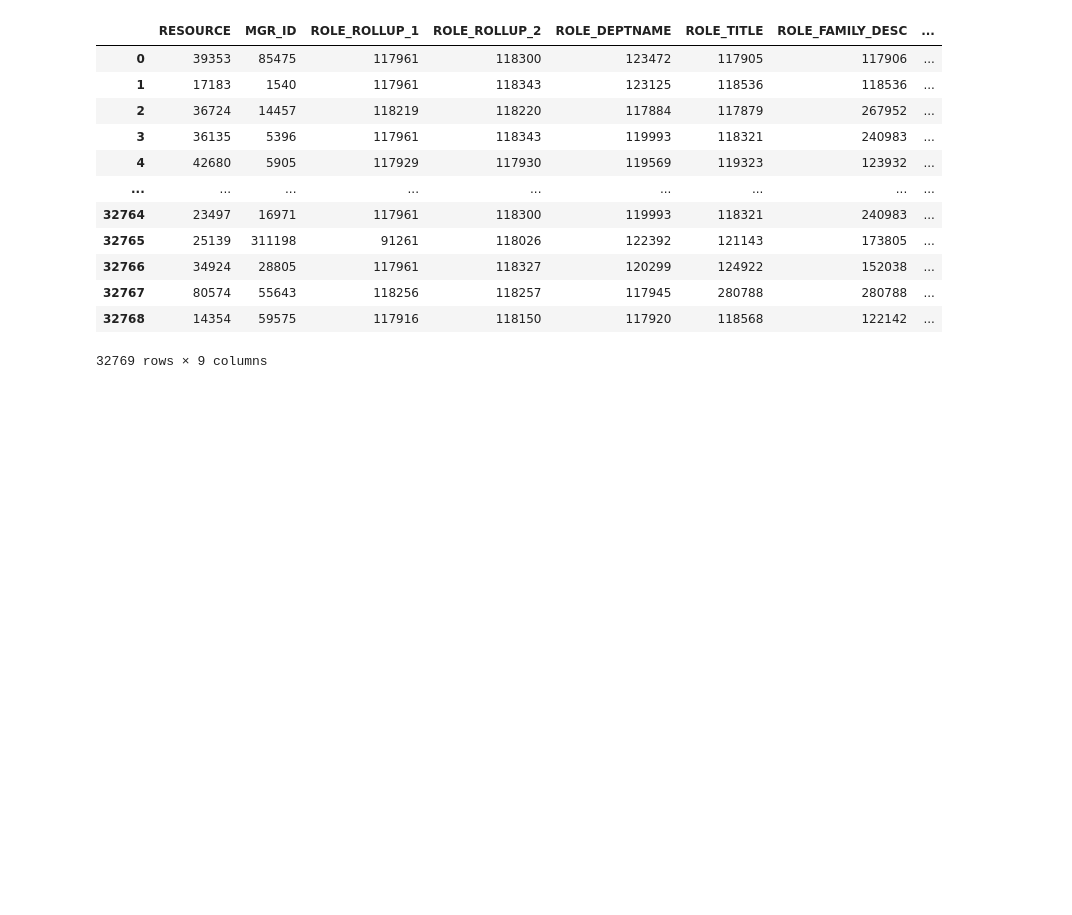
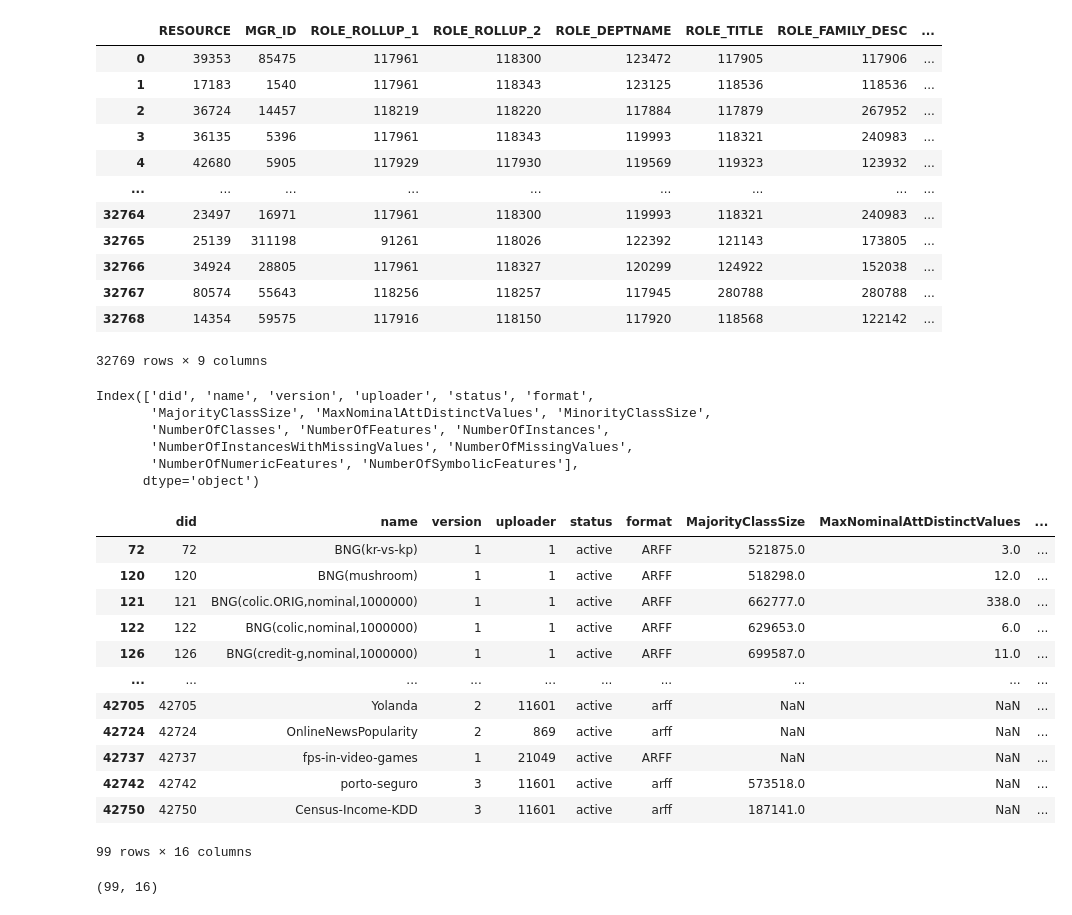
Before and after one commit to thomasjpfan/sk_encoder_cv, a Jupyter notebook: analysis.ipynb, the cells around one changed output. Drawn from its saved outputs; the diff is of its cells as text; code cells hidden in the pictures; blank space fills up the shorter version.

```diff
--- a/analysis.ipynb
+++ b/analysis.ipynb
@@ -240,0 +243,36 @@ meta['X']
+# %%
+datasets_df = openml.datasets.list_datasets(output_format="dataframe")
+datasets_df.columns
+# %% [output]
+Index(['did', 'name', 'version', 'uploader', 'status', 'format',
+       'MajorityClassSize', 'MaxNominalAttDistinctValues', 'MinorityClassSize',
+       'NumberOfClasses', 'NumberOfFeatures', 'NumberOfInstances',
+       'NumberOfInstancesWithMissingValues', 'NumberOfMissingValues',
+       'NumberOfNumericFeatures', 'NumberOfSymbolicFeatures'],
+      dtype='object')
+# %%
+with_cats_mask = (datasets_df['NumberOfFeatures'] - datasets_df['NumberOfNumericFeatures']) != 1.0
+binary_or_regression = (datasets_df["NumberOfClasses"] == 0.0) | (datasets_df["NumberOfClasses"] == 2.0)
+mid_level_features = (datasets_df["NumberOfFeatures"] <= 2000) & (datasets_df["NumberOfFeatures"] > 20)
+mid_samples = datasets_df["NumberOfInstances"] >= 10000
+dataset_with_cats = datasets_df[with_cats_mask & binary_or_regression & mid_level_features & mid_samples]
+# %%
+dataset_with_cats
+# %% [output]
+|  | did | name | version | uploader | status | format | MajorityClassSize | MaxNominalAttDistinctValues | ... |
+| 72 | 72 | BNG(kr-vs-kp) | 1 | 1 | active | ARFF | 521875.0 | 3.0 | ... |
+| 120 | 120 | BNG(mushroom) | 1 | 1 | active | ARFF | 518298.0 | 12.0 | ... |
+| 121 | 121 | BNG(colic.ORIG,nominal,1000000) | 1 | 1 | active | ARFF | 662777.0 | 338.0 | ... |
+| 122 | 122 | BNG(colic,nominal,1000000) | 1 | 1 | active | ARFF | 629653.0 | 6.0 | ... |
+| 126 | 126 | BNG(credit-g,nominal,1000000) | 1 | 1 | active | ARFF | 699587.0 | 11.0 | ... |
+| ... | ... | ... | ... | ... | ... | ... | ... | ... | ... |
+| 42705 | 42705 | Yolanda | 2 | 11601 | active | arff | NaN | NaN | ... |
+| 42724 | 42724 | OnlineNewsPopularity | 2 | 869 | active | arff | NaN | NaN | ... |
+| 42737 | 42737 | fps-in-video-games | 1 | 21049 | active | ARFF | NaN | NaN | ... |
+| 42742 | 42742 | porto-seguro | 3 | 11601 | active | arff | 573518.0 | NaN | ... |
+| 42750 | 42750 | Census-Income-KDD | 3 | 11601 | active | arff | 187141.0 | NaN | ... |
+99 rows × 16 columns
+# %%
+dataset_with_cats.shape
+# %% [output]
+(99, 16)
```
Also changed, not shown: parts of 1 cell of this notebook.
